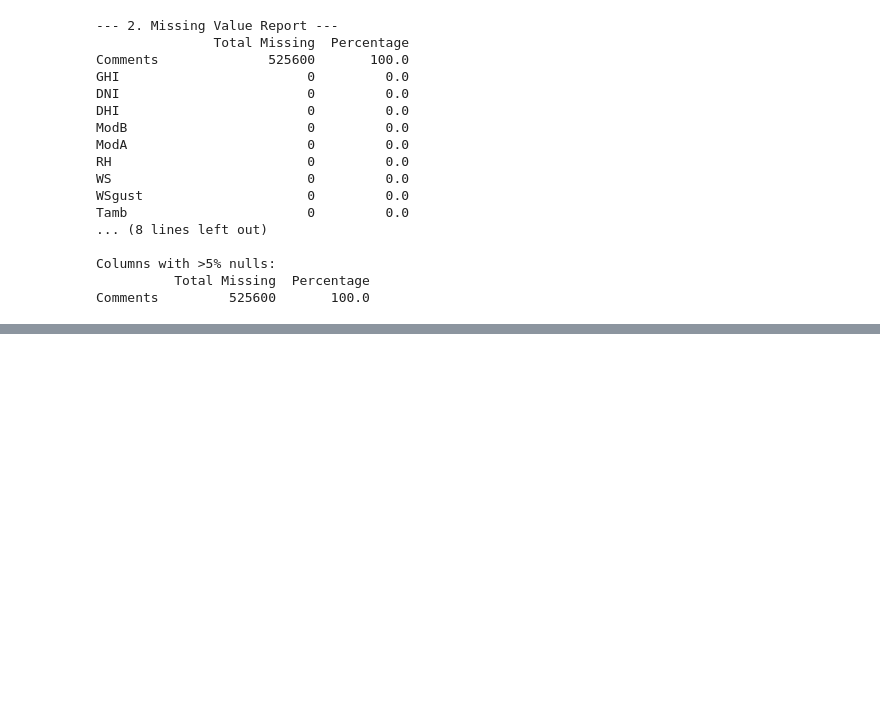
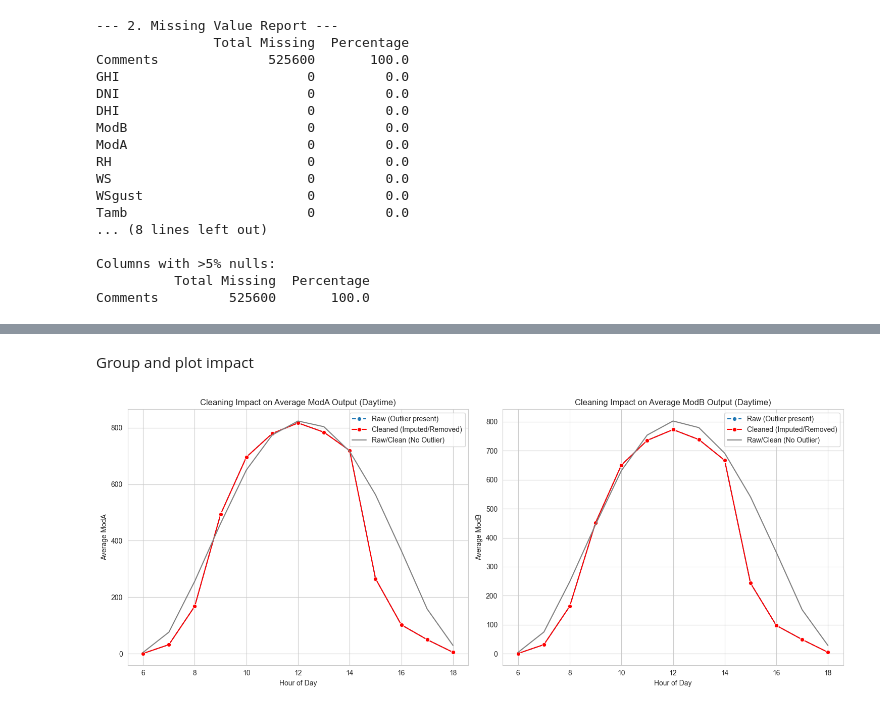
Before and after one commit to Beza-Oriyon/Solar-challenge-week0, a Jupyter notebook: notebooks/benin_eda.ipynb, the cells around one changed output, grey strips where cells are left out. Drawn from its saved outputs; the diff is of its cells as text; code cells hidden in the pictures; blank space fills up the shorter version.

```diff
--- a/notebooks/benin_eda.ipynb
+++ b/notebooks/benin_eda.ipynb
@@ -84,0 +263,48 @@ Comments         525600       100.0
+# %% [markdown]
+Group and plot impact
+# %%
+# --------------------------------------------------------
+# Step 8.B: Cleaning Impact Plot
+# --------------------------------------------------------
+
+# Group by the hour and the cleaning flag, then calculate the mean for each group
+impact_data = df_impact.copy()
+impact_data['Hour'] = impact_data.index.hour
+
+# Calculate the mean of the raw (ModA/ModB) and cleaned (ModA_Clean/ModB_Clean) columns
+hourly_impact = impact_data.groupby(['Hour', 'Cleaning_Flag'])[['ModA', 'ModB', 'ModA_Clean', 'ModB_Clean']].mean().reset_index()
+
+# Filter for only the hours where solar generation is expected (daytime)
+hourly_impact = hourly_impact[(hourly_impact['Hour'] >= 6) & (hourly_impact['Hour'] <= 18)]
+
+plt.figure(figsize=(15, 6))
+
+# Plot 1: Impact on ModA
+plt.subplot(1, 2, 1)
+# 1. Plot raw data flagged as TRUE (Outlier present)
+sns.lineplot(data=hourly_impact[hourly_impact['Cleaning_Flag'] == True], x='Hour', y='ModA', label='Raw (Outlier present)', linestyle='--', marker='o')
+# 2. Plot cleaned data flagged as TRUE (Where the change happens)
+sns.lineplot(data=hourly_impact[hourly_impact['Cleaning_Flag'] == True], x='Hour', y='ModA_Clean', label='Cleaned (Imputed/Removed)', linestyle='-', marker='o', color='red')
+# 3. Plot the data not flagged (The baseline, should show little change)
+sns.lineplot(data=hourly_impact[hourly_impact['Cleaning_Flag'] == False], x='Hour', y='ModA', label='Raw/Clean (No Outlier)', linestyle='-', color='gray')
+
+plt.title('Cleaning Impact on Average ModA Output (Daytime)')
+plt.ylabel('Average ModA')
+plt.xlabel('Hour of Day')
+plt.legend()
+
+# Plot 2: Impact on ModB (Repeat for ModB)
+plt.subplot(1, 2, 2)
+sns.lineplot(data=hourly_impact[hourly_impact['Cleaning_Flag'] == True], x='Hour', y='ModB', label='Raw (Outlier present)', linestyle='--', marker='o')
+sns.lineplot(data=hourly_impact[hourly_impact['Cleaning_Flag'] == True], x='Hour', y='ModB_Clean', label='Cleaned (Imputed/Removed)', linestyle='-', marker='o', color='red')
+sns.lineplot(data=hourly_impact[hourly_impact['Cleaning_Flag'] == False], x='Hour', y='ModB', label='Raw/Clean (No Outlier)', linestyle='-', color='gray')
+
+plt.title('Cleaning Impact on Average ModB Output (Daytime)')
+plt.ylabel('Average ModB')
+plt.xlabel('Hour of Day')
+plt.legend()
+
+plt.tight_layout()
+plt.show()
+# %% [output]
+[figure, added]
```
Also changed, not shown: parts of 21 cells of this notebook.
